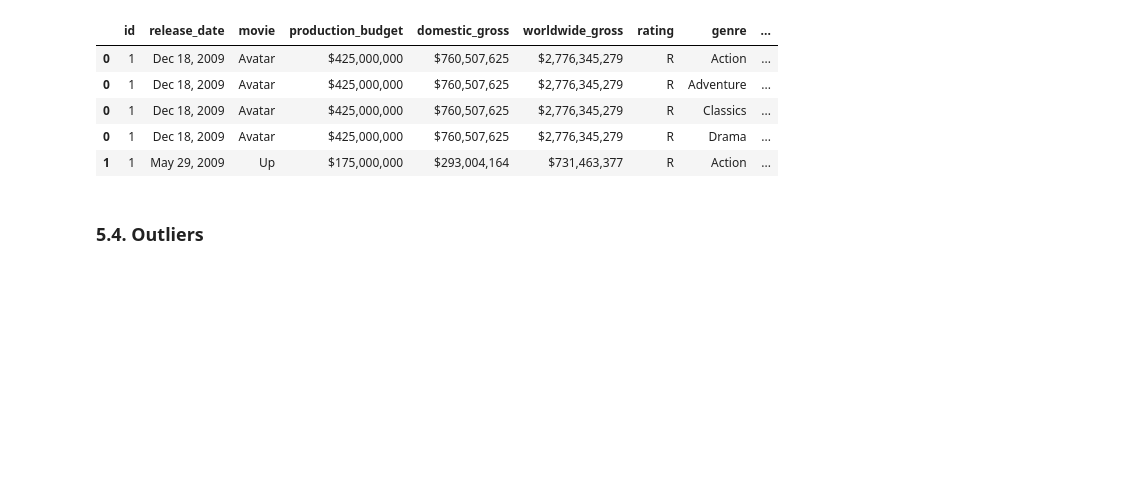
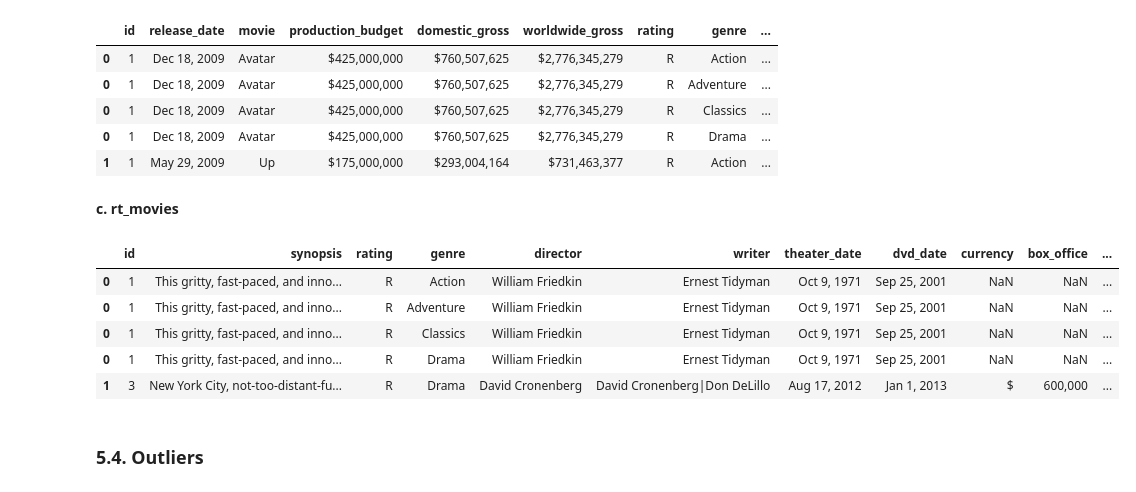
Before and after one commit to George-Mbugua/Movie_Analysis, a Jupyter notebook: Movie_Analysis.ipynb, the cells around one changed output. Cells and saved outputs as stored; diff of their text form; code cells hidden in the pictures; blank space fills up the shorter version.

```diff
--- a/Movie_Analysis.ipynb
+++ b/Movie_Analysis.ipynb
@@ -807,6 +807,19 @@ movie_budgets.head()
 | 0 | 1 | Dec 18, 2009 | Avatar | $425,000,000 | $760,507,625 | $2,776,345,279 | R | Classics | ... |
 | 0 | 1 | Dec 18, 2009 | Avatar | $425,000,000 | $760,507,625 | $2,776,345,279 | R | Drama | ... |
 | 1 | 1 | May 29, 2009 | Up | $175,000,000 | $293,004,164 | $731,463,377 | R | Action | ... |
+# %% [markdown]
+**c. rt_movies**
+# %%
+rt_movies = rt_movies.assign(genre=rt_movies.genre.str.split('|')).explode('genre')
+rt_movies = rt_movies.assign(genre=rt_movies.genre.str.split('and')).explode('genre')
+rt_movies.head()
+# %% [output]
+|  | id | synopsis | rating | genre | director | writer | theater_date | dvd_date | currency | box_office | ... |
+| 0 | 1 | This gritty, fast-paced, and inno... | R | Action | William Friedkin | Ernest Tidyman | Oct 9, 1971 | Sep 25, 2001 | NaN | NaN | ... |
+| 0 | 1 | This gritty, fast-paced, and inno... | R | Adventure | William Friedkin | Ernest Tidyman | Oct 9, 1971 | Sep 25, 2001 | NaN | NaN | ... |
+| 0 | 1 | This gritty, fast-paced, and inno... | R | Classics | William Friedkin | Ernest Tidyman | Oct 9, 1971 | Sep 25, 2001 | NaN | NaN | ... |
+| 0 | 1 | This gritty, fast-paced, and inno... | R | Drama | William Friedkin | Ernest Tidyman | Oct 9, 1971 | Sep 25, 2001 | NaN | NaN | ... |
+| 1 | 3 | New York City, not-too-distant-fu... | R | Drama | David Cronenberg | David Cronenberg|Don DeLillo | Aug 17, 2012 | Jan 1, 2013 | $ | 600,000 | ... |
 # %% [markdown]
 ### 5.4. Outliers
 # %% [markdown]
```
Also changed, not shown: parts of 19 cells of this notebook, 3 other files.
